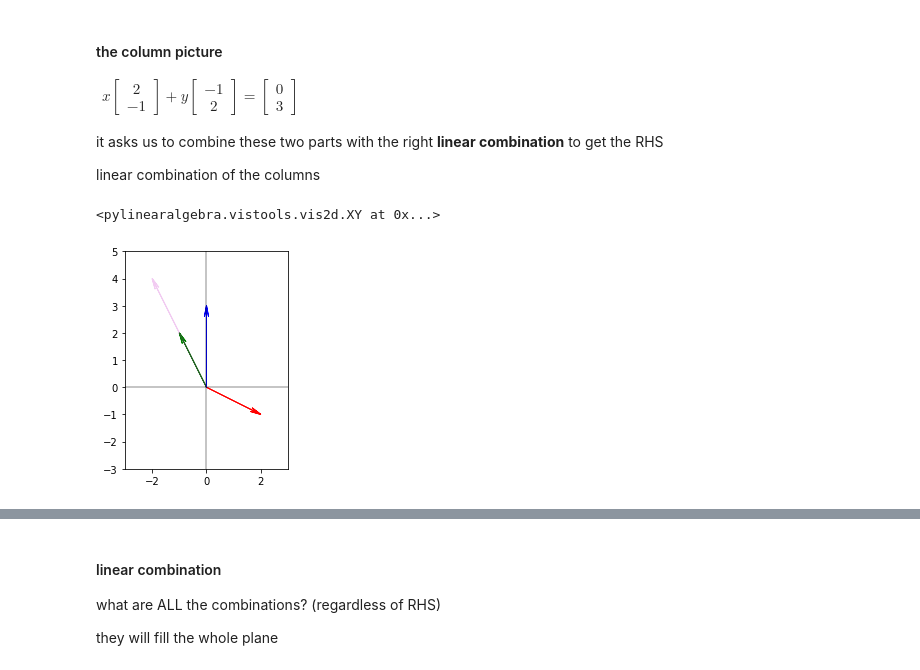
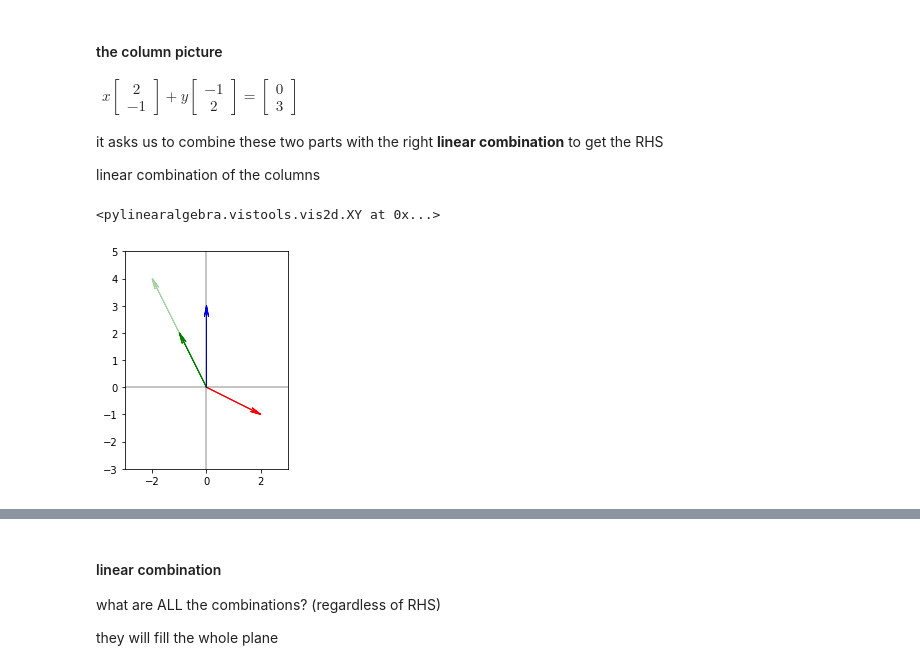
Before and after one commit to powergun/codingMatrix, a Jupyter notebook: notebooks/18.06_01_geometry_of_linear_equations.ipynb, the cells around one changed output, grey strips where cells are left out. Cells and saved outputs as stored; diff of their text form; code cells hidden in the pictures.

```diff
--- a/notebooks/18.06_01_geometry_of_linear_equations.ipynb
+++ b/notebooks/18.06_01_geometry_of_linear_equations.ipynb
@@ -66,18 +72,22 @@ combination** to get the RHS
 linear combination of the columns
 # %%
 # plot again using the column picture
+# we have the column vectors as the geometric representation of
+# this system
+
+# Parallelogram
 
 import pylinearalgebra.vistools as vist
-xy = vist.XY(x_lim=(-3, 3), y_lim=(-3, 5), names=list('rgbmcy'))
+xy = vist.XY(x_lim=(-3, 3), y_lim=(-3, 5), names=list('rgbgcy'))
 xy.vector((0, 0), (2, -1), shaft_arrow=False)
 xy.vector((0, 0), (-1, 2), shaft_arrow=False)
 xy.vector((0, 0), (0, 3), shaft_arrow=False)
-xy.vector((0, 0), (-2, 4), shaft_arrow=False, alpha=0.2)
+xy.vector((0, 0), (-2, 4), shaft_arrow=False, alpha=0.35)
 
 # question: what linear combination of the green and red vectors
 # produces the blue vector?
 
 # 1 * red + 2 * green
 # %% [output]
 <pylinearalgebra.vistools.vis2d.XY at 0x...>
-[figure, old version]
+[figure, new version]
```
Also changed, not shown: parts of 5 cells of this notebook, 5 other files.
